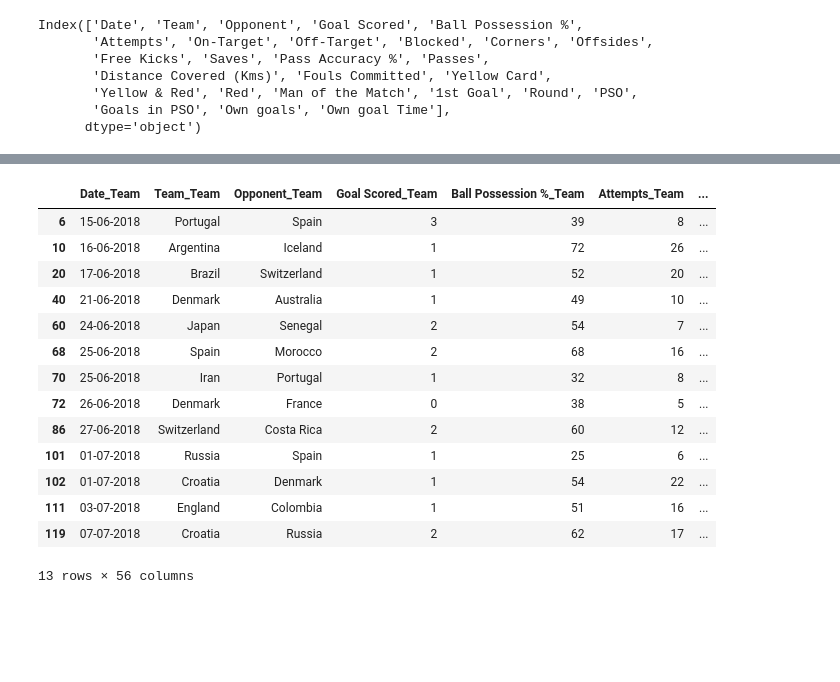
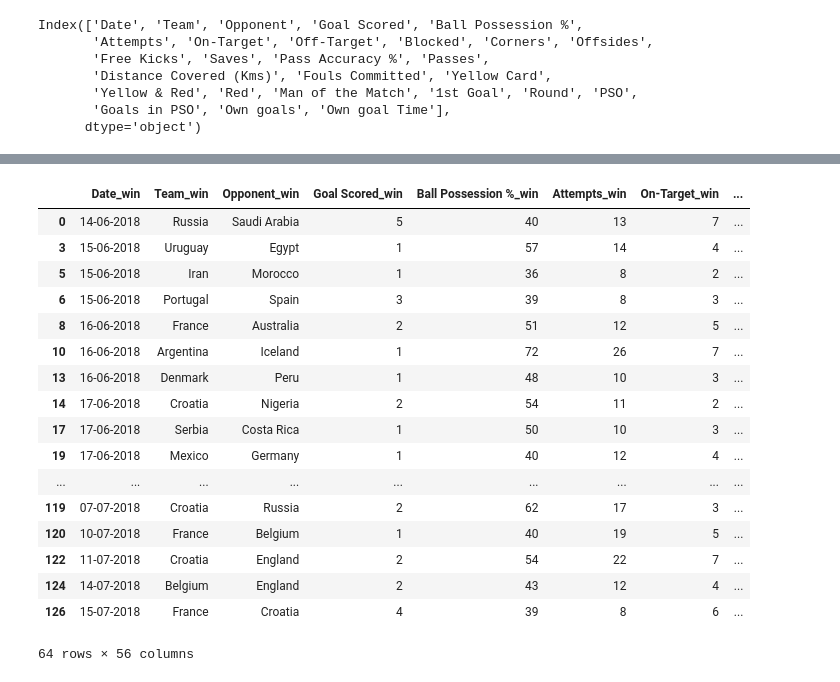
Before and after one commit to ryusugimoto/testdata, a Jupyter notebook: sugimoto.ipynb, the cells around one changed output, grey strips where cells are left out. Cells and saved outputs as stored; diff of their text form; code cells hidden in the pictures; blank space fills up the shorter version.

```diff
--- a/sugimoto.ipynb
+++ b/sugimoto.ipynb
@@ -96,18 +85,0 @@ data
-# %%
-data[data['Goal Scored_Team'] == data['Goal Scored_Opponent']]
-# %% [output]
-|  | Date_Team | Team_Team | Opponent_Team | Goal Scored_Team | Ball Possession %_Team | Attempts_Team | ... |
-| 6 | 15-06-2018 | Portugal | Spain | 3 | 39 | 8 | ... |
-| 10 | 16-06-2018 | Argentina | Iceland | 1 | 72 | 26 | ... |
-| 20 | 17-06-2018 | Brazil | Switzerland | 1 | 52 | 20 | ... |
-| 40 | 21-06-2018 | Denmark | Australia | 1 | 49 | 10 | ... |
-| 60 | 24-06-2018 | Japan | Senegal | 2 | 54 | 7 | ... |
-| 68 | 25-06-2018 | Spain | Morocco | 2 | 68 | 16 | ... |
-| 70 | 25-06-2018 | Iran | Portugal | 1 | 32 | 8 | ... |
-| 72 | 26-06-2018 | Denmark | France | 0 | 38 | 5 | ... |
-| 86 | 27-06-2018 | Switzerland | Costa Rica | 2 | 60 | 12 | ... |
-| 101 | 01-07-2018 | Russia | Spain | 1 | 25 | 6 | ... |
-| 102 | 01-07-2018 | Croatia | Denmark | 1 | 54 | 22 | ... |
-| 111 | 03-07-2018 | England | Colombia | 1 | 51 | 16 | ... |
-| 119 | 07-07-2018 | Croatia | Russia | 2 | 62 | 17 | ... |
-13 rows × 56 columns
@@ -113,0 +99,21 @@ data[data['Goal Scored_Team'] == data['Goal Scored_Opponent']]
+# %%
+matchdata
+# %% [output]
+|  | Date_win | Team_win | Opponent_win | Goal Scored_win | Ball Possession %_win | Attempts_win | On-Target_win | ... |
+| 0 | 14-06-2018 | Russia | Saudi Arabia | 5 | 40 | 13 | 7 | ... |
+| 3 | 15-06-2018 | Uruguay | Egypt | 1 | 57 | 14 | 4 | ... |
+| 5 | 15-06-2018 | Iran | Morocco | 1 | 36 | 8 | 2 | ... |
+| 6 | 15-06-2018 | Portugal | Spain | 3 | 39 | 8 | 3 | ... |
+| 8 | 16-06-2018 | France | Australia | 2 | 51 | 12 | 5 | ... |
+| 10 | 16-06-2018 | Argentina | Iceland | 1 | 72 | 26 | 7 | ... |
+| 13 | 16-06-2018 | Denmark | Peru | 1 | 48 | 10 | 3 | ... |
+| 14 | 17-06-2018 | Croatia | Nigeria | 2 | 54 | 11 | 2 | ... |
+| 17 | 17-06-2018 | Serbia | Costa Rica | 1 | 50 | 10 | 3 | ... |
+| 19 | 17-06-2018 | Mexico | Germany | 1 | 40 | 12 | 4 | ... |
+| ... | ... | ... | ... | ... | ... | ... | ... | ... |
+| 119 | 07-07-2018 | Croatia | Russia | 2 | 62 | 17 | 3 | ... |
+| 120 | 10-07-2018 | France | Belgium | 1 | 40 | 19 | 5 | ... |
+| 122 | 11-07-2018 | Croatia | England | 2 | 54 | 22 | 7 | ... |
+| 124 | 14-07-2018 | Belgium | England | 2 | 43 | 12 | 4 | ... |
+| 126 | 15-07-2018 | France | Croatia | 4 | 39 | 8 | 6 | ... |
+64 rows × 56 columns
```
Also changed, not shown: parts of 21 cells of this notebook.
